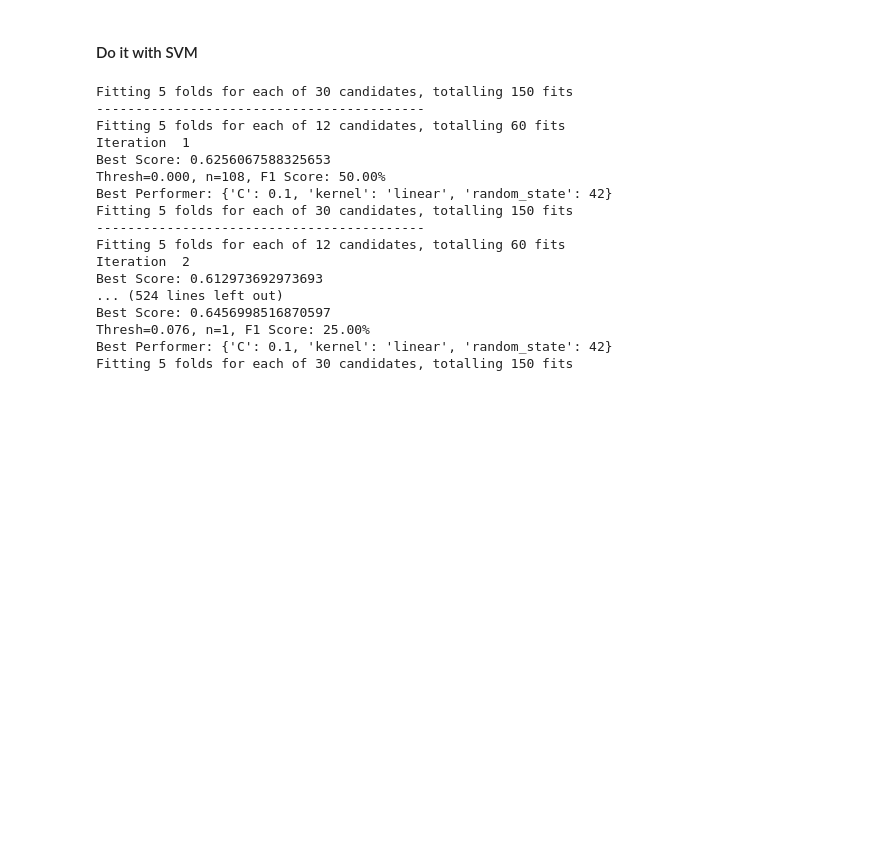
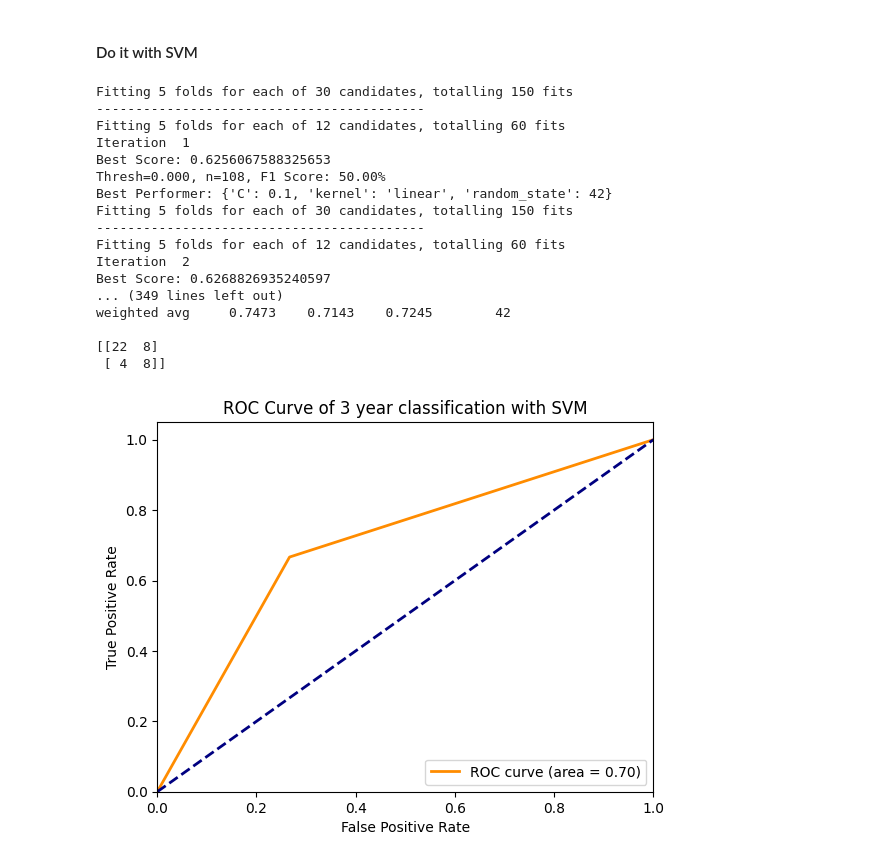
Before and after one commit to darintsui/CancerSurvivalRate, a Jupyter notebook: model_training_3yr.ipynb, the cells around one changed output. Drawn from its saved outputs; the diff is of its cells as text; code cells hidden in the pictures; blank space fills up the shorter version.

```diff
--- a/model_training_3yr.ipynb
+++ b/model_training_3yr.ipynb
@@ -401,7 +381,7 @@ weighted avg       0.56      0.48      0.50        42
 #### Do it with SVM
 # %%
 # Define the list of thresholds
-threshold = np.arange(0, 0.08, 0.001)
+threshold = np.arange(0, 0.05, 0.001)
 ind = 1
 n = []
 best_threshold = []
@@ -494,36 +474,37 @@ print(best_confusion_matrix)
 
 best_fpr = fpr_global[best_acc_ind]
 best_tpr = tpr_global[best_acc_ind]
 best_thresholds = thresholds_global[best_acc_ind]
 
 # Calculate the AUC
 roc_auc = auc(best_fpr, best_tpr)
 
 plt.figure()
 plt.plot(best_fpr, best_tpr, color='darkorange', lw=2, label='ROC curve (area = %0.2f)' % roc_auc)
 plt.plot([0, 1], [0, 1], color='navy', lw=2, linestyle='--')
 plt.xlim([0.0, 1.0])
 plt.ylim([0.0, 1.05])
 plt.xlabel('False Positive Rate')
 plt.ylabel('True Positive Rate')
 plt.title('ROC Curve of 3 year classification with SVM')
 plt.legend(loc="lower right")
 plt.show()
 # %% [output]
 Fitting 5 folds for each of 30 candidates, totalling 150 fits
 ------------------------------------------
 Fitting 5 folds for each of 12 candidates, totalling 60 fits
 Iteration  1
 Best Score: 0.6256067588325653
 Thresh=0.000, n=108, F1 Score: 50.00%
 Best Performer: {'C': 0.1, 'kernel': 'linear', 'random_state': 42}
 Fitting 5 folds for each of 30 candidates, totalling 150 fits
 ------------------------------------------
 Fitting 5 folds for each of 12 candidates, totalling 60 fits
 Iteration  2
-Best Score: 0.612973692973693
-... (524 lines left out)
-Best Score: 0.6456998516870597
-Thresh=0.076, n=1, F1 Score: 25.00%
-Best Performer: {'C': 0.1, 'kernel': 'linear', 'random_state': 42}
-Fitting 5 folds for each of 30 candidates, totalling 150 fits
+Best Score: 0.6268826935240597
+... (349 lines left out)
+weighted avg     0.7473    0.7143    0.7245        42
+
+[[22  8]
+ [ 4  8]]
+[figure, added]
```
Also changed, not shown: parts of 13 cells of this notebook, 31 other files.
